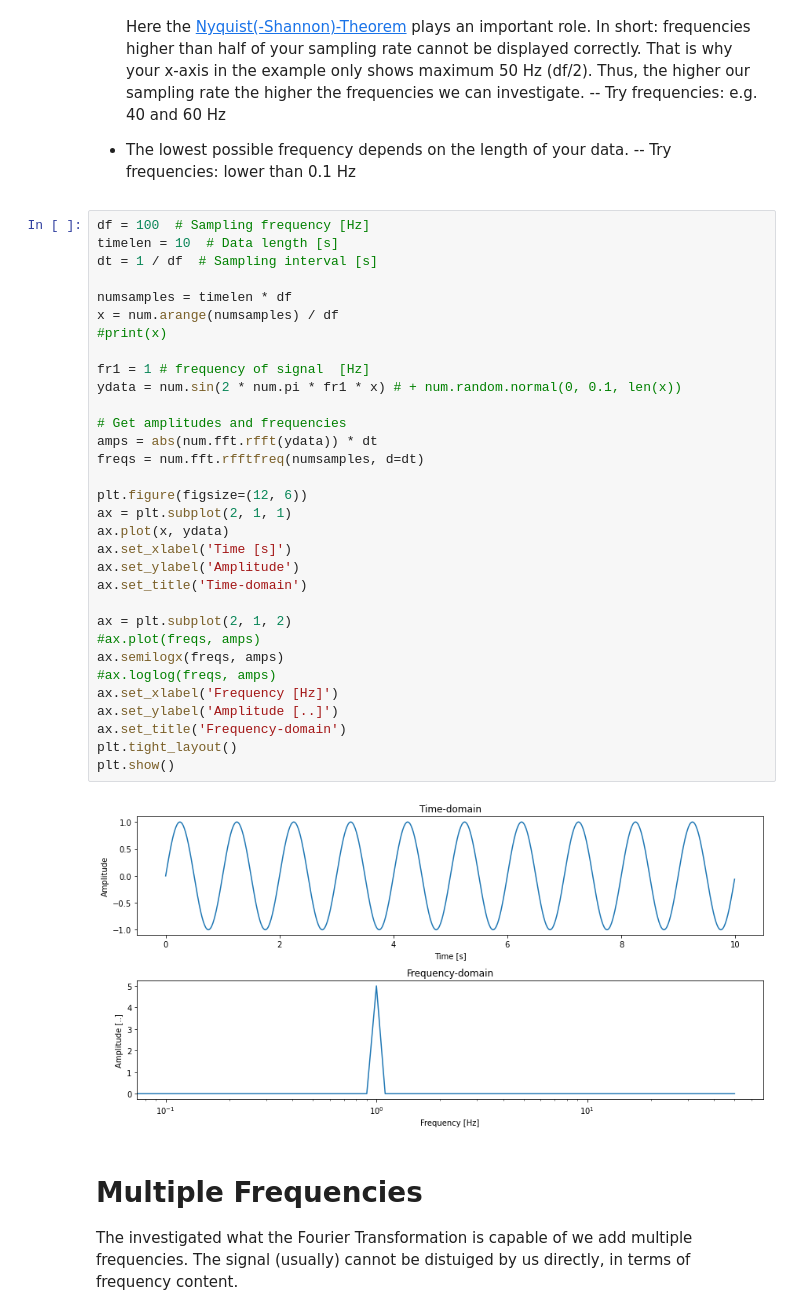
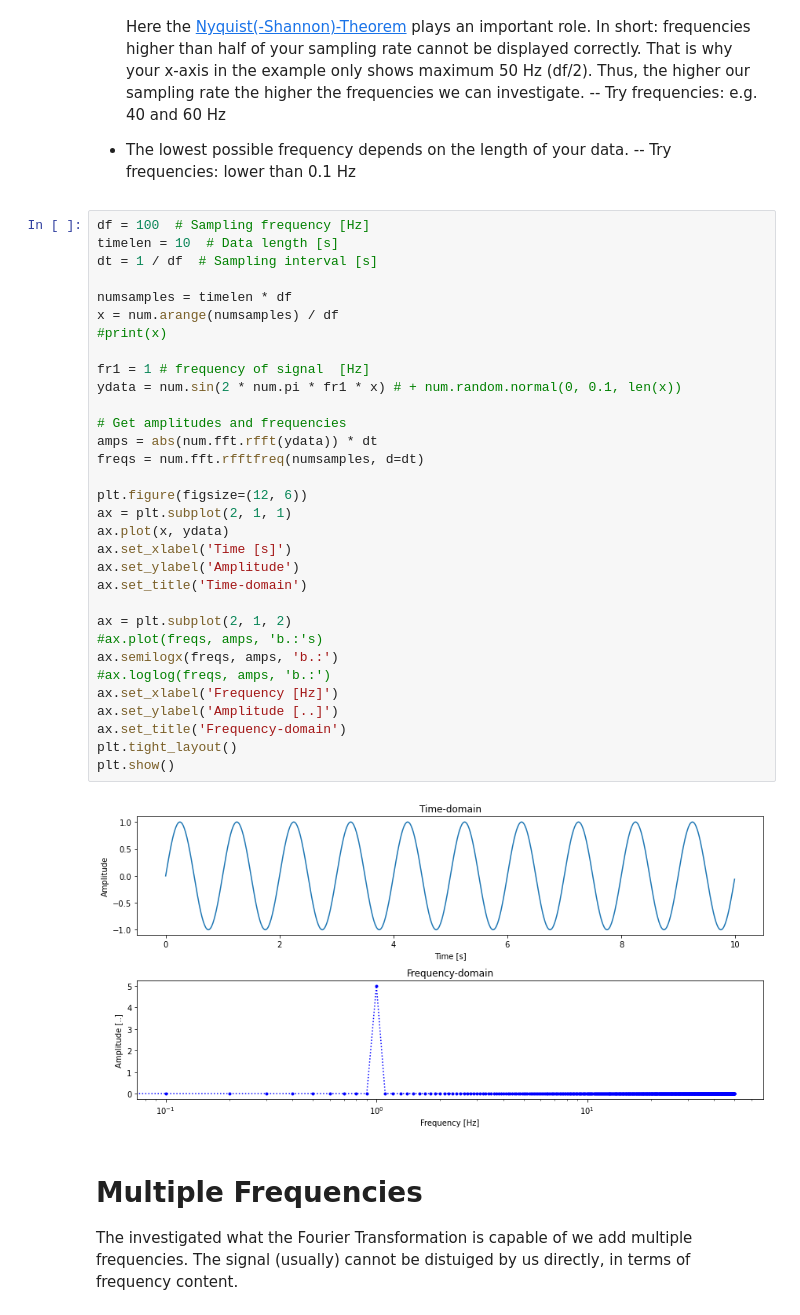
Before and after one commit to torstendahm/seismology_classroom, a Jupyter notebook: signal_processing/3.0_Fourier_Transform_Introduction.ipynb, the cells around one changed output. Saved outputs shown, nothing was run; the diff lists cells and outputs as text.

```diff
--- a/signal_processing/3.0_Fourier_Transform_Introduction.ipynb
+++ b/signal_processing/3.0_Fourier_Transform_Introduction.ipynb
@@ -120,37 +118,37 @@ Take into account that the valid frequencies depend on your data:
 # %%
 df = 100  # Sampling frequency [Hz]
 timelen = 10  # Data length [s]
 dt = 1 / df  # Sampling interval [s]
 
 numsamples = timelen * df
 x = num.arange(numsamples) / df
 #print(x)
 
 fr1 = 1 # frequency of signal  [Hz]
 ydata = num.sin(2 * num.pi * fr1 * x) # + num.random.normal(0, 0.1, len(x))
 
 # Get amplitudes and frequencies
 amps = abs(num.fft.rfft(ydata)) * dt
 freqs = num.fft.rfftfreq(numsamples, d=dt)
 
 plt.figure(figsize=(12, 6))
 ax = plt.subplot(2, 1, 1)
 ax.plot(x, ydata)
 ax.set_xlabel('Time [s]')
 ax.set_ylabel('Amplitude')
 ax.set_title('Time-domain')
 
 ax = plt.subplot(2, 1, 2)
-#ax.plot(freqs, amps)
-ax.semilogx(freqs, amps)
-#ax.loglog(freqs, amps)
+#ax.plot(freqs, amps, 'b.:'s)
+ax.semilogx(freqs, amps, 'b.:')
+#ax.loglog(freqs, amps, 'b.:')
 ax.set_xlabel('Frequency [Hz]')
 ax.set_ylabel('Amplitude [..]')
 ax.set_title('Frequency-domain')
 plt.tight_layout()
 plt.show()
 # %% [output]
-[figure, old version]
+[figure, new version]
 # %% [markdown]
 <a id='Multiple_Frequencies'></a>
 # Multiple Frequencies
```
Also changed, not shown: parts of 5 cells of this notebook, 28 other files.
